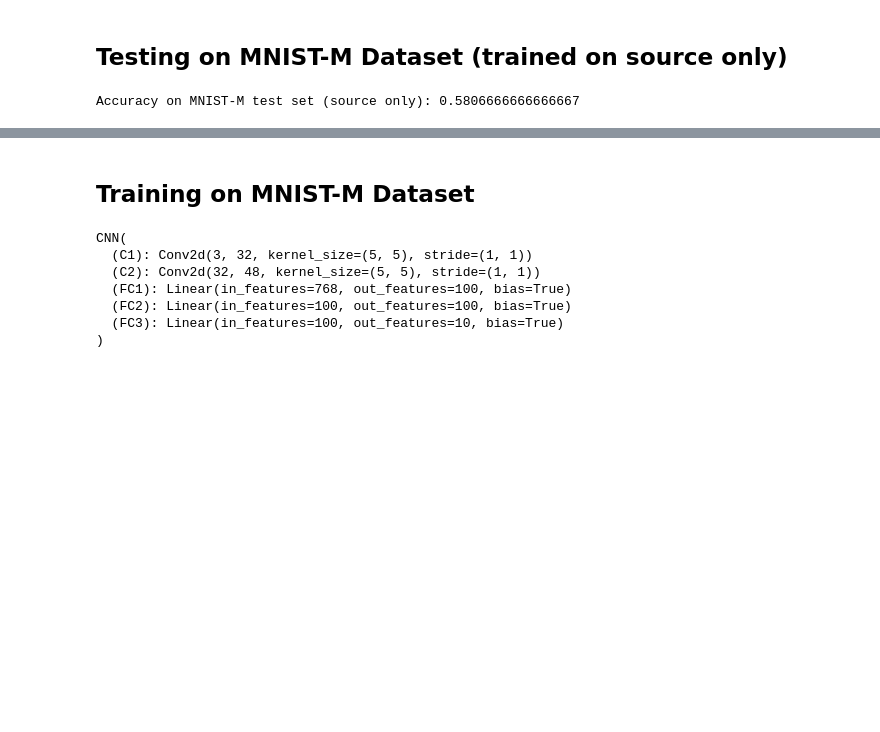
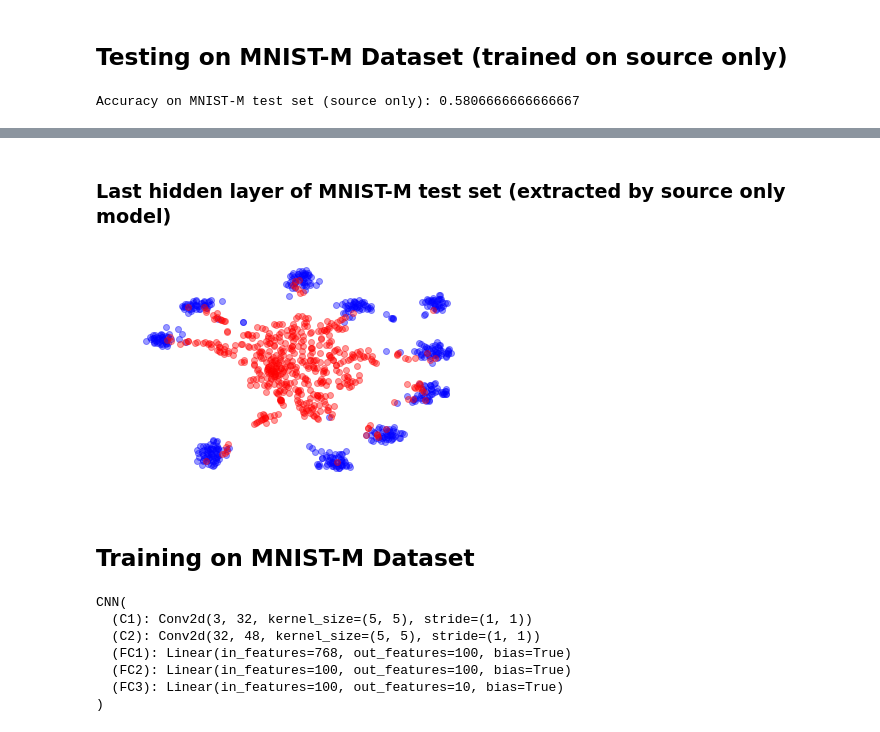
Before and after one commit to neoqy/DDA, a Jupyter notebook: MNIST_to_MNIST-M.ipynb, the cells around one changed output, grey strips where cells are left out. Saved outputs shown, nothing was run; the diff lists cells and outputs as text; code cells hidden in the pictures; blank space fills up the shorter version.

```diff
--- a/MNIST_to_MNIST-M.ipynb
+++ b/MNIST_to_MNIST-M.ipynb
@@ -287,3 +345,10 @@ Accuracy on MNIST-M test set (source only): 0.5806666666666667
+# %% [markdown]
+### Last hidden layer of MNIST-M test set (extracted by source only model)
+# %%
+visualize_da(lh.numpy(), lh_m.numpy(), perplexity=50, sample_num=500,
+             save="MNIST_to_MNIST_M_lasthidden_NonAdapted.svg")
+# %% [output]
+[figure, added]
 # %% [markdown]
 ## Training on MNIST-M Dataset
 # %%
```
Also changed, not shown: parts of 37 cells of this notebook, 4 other files.
